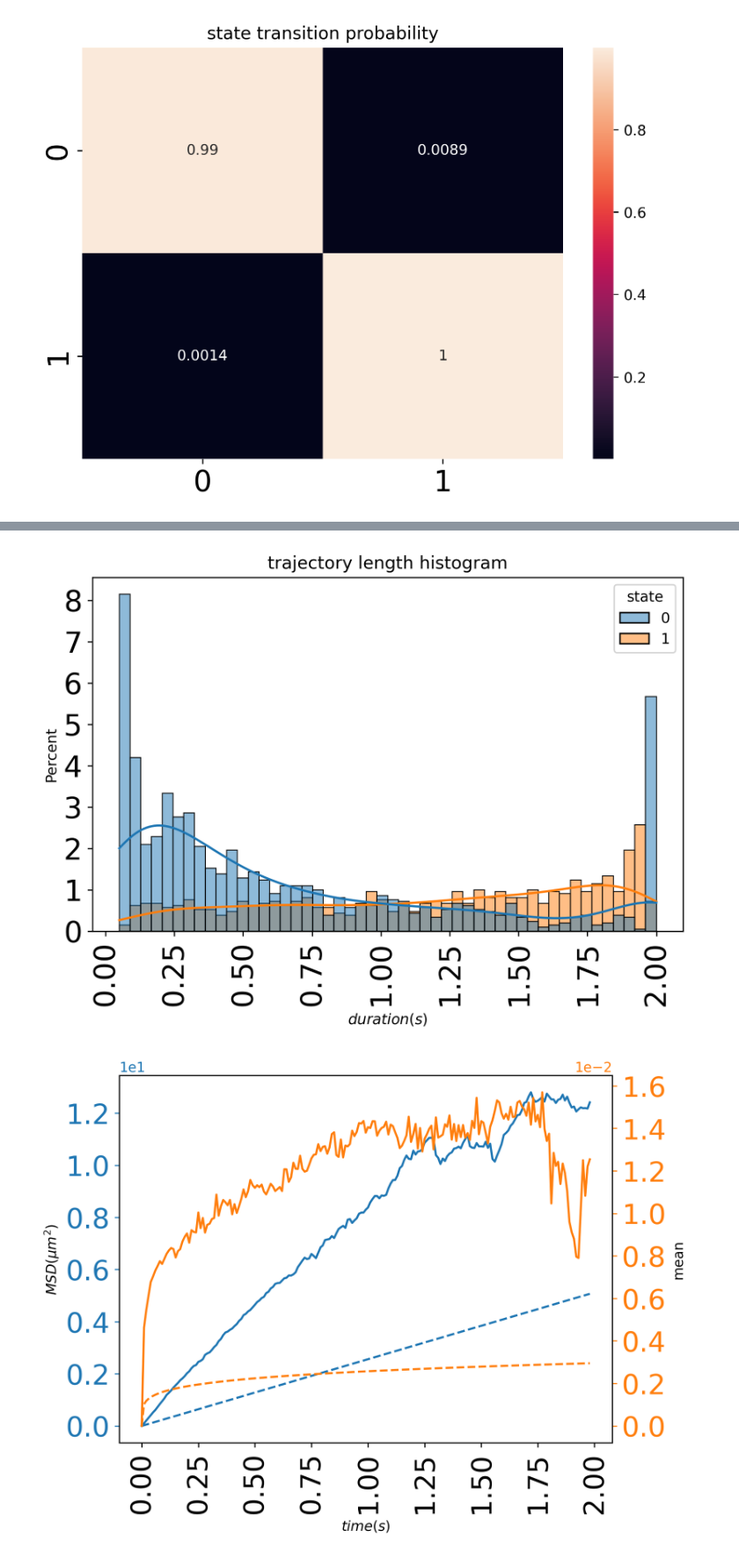
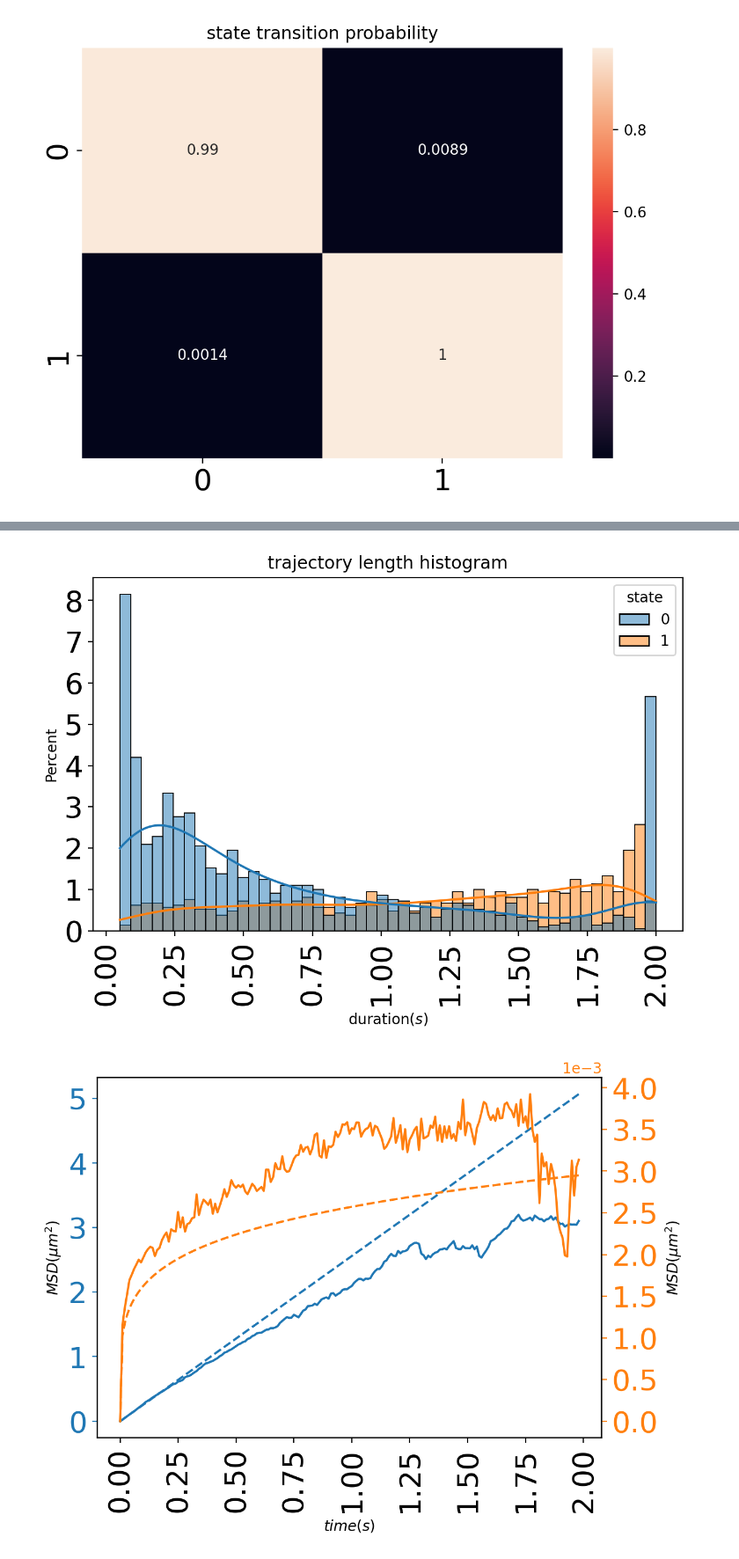
Before and after one commit to JunwooParkSaribu/spt_analysis, a Jupyter notebook: analysis_notebook.ipynb, the cells around one changed output, grey strips where cells are left out. Shown at 88% size. Saved outputs shown, nothing was run; the diff lists cells and outputs as text; code cells hidden in the pictures.

```diff
--- a/analysis_notebook.ipynb
+++ b/analysis_notebook.ipynb
@@ -15,7 +15,7 @@ FRAMERATE = 0.01
 CUTOFF = 5
 FOLDER = 'condition2'
 number_of_bins = 50
-figure_resolution_in_dpi = 256
+figure_resolution_in_dpi = 200
 figure_font_size = 20
 # %%
 def curve(time, k, alpha):
@@ -135,46 +137,47 @@ plt.tight_layout()
 # %%
+#p6: trajectory length(sec) histogram
 plt.figure(f'p6', dpi=figure_resolution_in_dpi)
-p6 = sns.histplot(data=analysis_data1, x='length', stat='percent', hue='state', bins=number_of_bins, kde=True)
+p6 = sns.histplot(data=analysis_data1, x='duration', stat='percent', hue='state', bins=number_of_bins, kde=True)
 p6.set_title(f'trajectory length histogram')
-p6.set_xlabel(r'$duration(s)$')
+p6.set_xlabel(r'duration($s$)')
 plt.yticks(fontsize=figure_font_size)
 plt.xticks(fontsize=figure_font_size)
 plt.xticks(rotation=90)
 plt.tight_layout()
 # %% [output]
-[figure, old version]
+[figure, new version]
 # %%
 #p7: MSD
 plt.figure(f'p7', dpi=figure_resolution_in_dpi)
 plt.ticklabel_format(axis='both', style='sci', scilimits=(-1,1))
 p7 = sns.lineplot(data=msd, x=msd['time'][msd['state']==0], y=msd['mean'][msd['state']==0], c='C0')
 p7.set_xlabel(r'$time(s)$')
 p7.set_ylabel(r'$MSD(\mu m^2)$')
 p7.plot(msd['time'][msd['state']==0], curve(msd['time'][msd['state']==0], 1 * ((PIXELMICRONS**2)/FRAMERATE), 1) / 4, linestyle='dashed', c='C0')
 plt.yticks(fontsize=figure_font_size)
 plt.xticks(fontsize=figure_font_size, rotation=90)
 p7_ax2= p7.twinx()
 plt.ticklabel_format(axis='both', style='sci', scilimits=(-1,1))
 sns.lineplot(data=msd, x=msd['time'][msd['state']==1], y=msd['mean'][msd['state']==1], c='C1', ax=p7_ax2)
 p7_ax2.plot(msd['time'][msd['state']==1], curve(msd['time'][msd['state']==1], 0.01 * ((PIXELMICRONS**2)/FRAMERATE**0.2), 0.2), linestyle='dashed', c='C1')
 plt.yticks(fontsize=figure_font_size)
 p7.tick_params(axis='y', colors='C0')
 p7_ax2.tick_params(axis='y', colors='C1')
+p7_ax2.set_ylabel(r'$MSD(\mu m^2)$')
 #p7.set_title(f'MSD')
 plt.xticks(fontsize=figure_font_size)
 for state_idx, state in enumerate(states):
     # lower, upper bound related to the number of data (TODO: testing now)
     msd_per_state = msd[msd['state'] == state].sort_values('time')
     mus = msd_per_state['mean']
     sigmas = msd_per_state['std']
     lower_bound = [mu - sigma for mu, sigma in zip(mus, sigmas)]
     upper_bound = [mu + sigma for mu, sigma in zip(mus, sigmas)]
     #plt.fill_between(msd_per_state['time'], lower_bound, upper_bound, alpha=.3, color=f'C{state_idx}')
-#plt.xlim([0, 1.0])
-plt.savefig('msd.png')
+plt.tight_layout()
 plt.show()
 # %% [output]
-[figure, old version]
+[figure, new version]
 # %%
 #p8: Ensemble-averaged TAMSD
 plt.figure(f'p8', dpi=figure_resolution_in_dpi)
```
Also changed, not shown: parts of 8 cells of this notebook.
